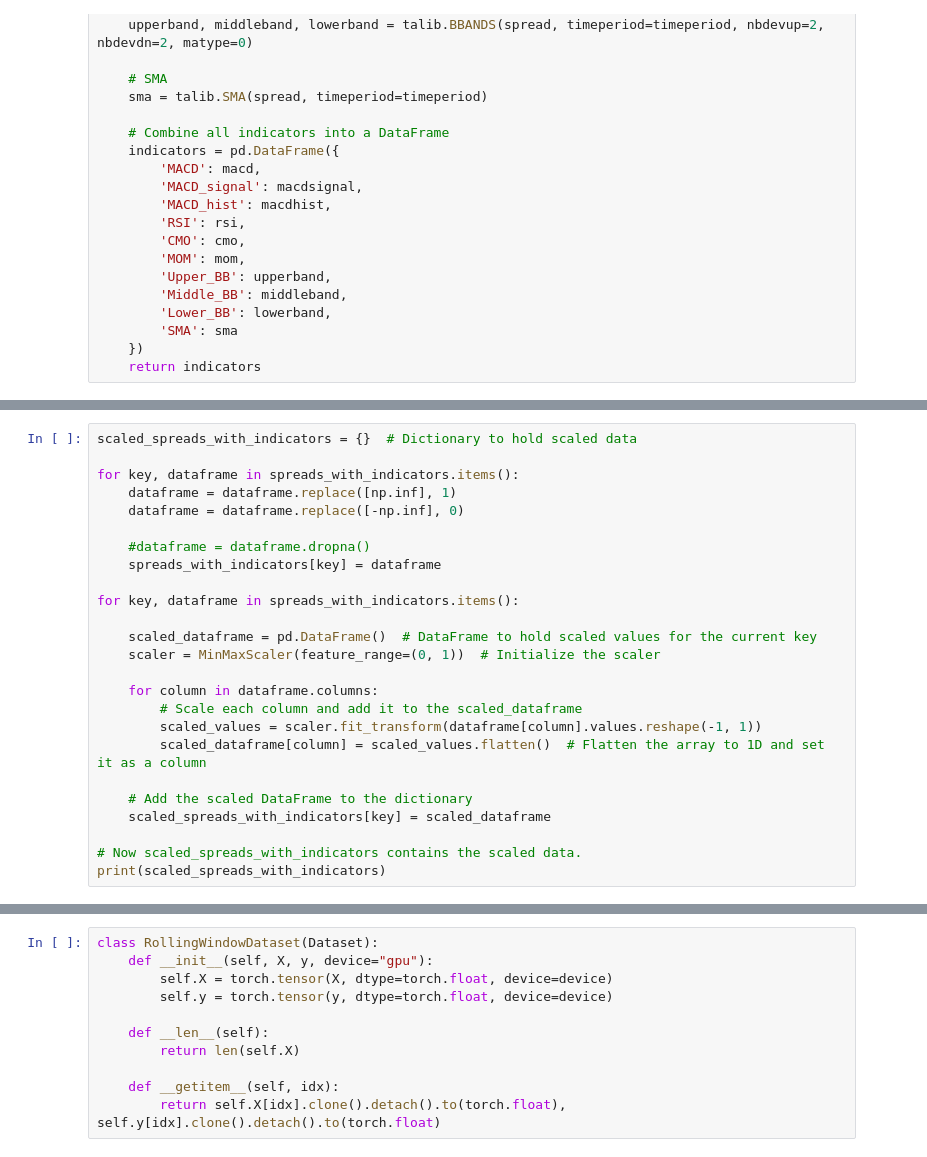
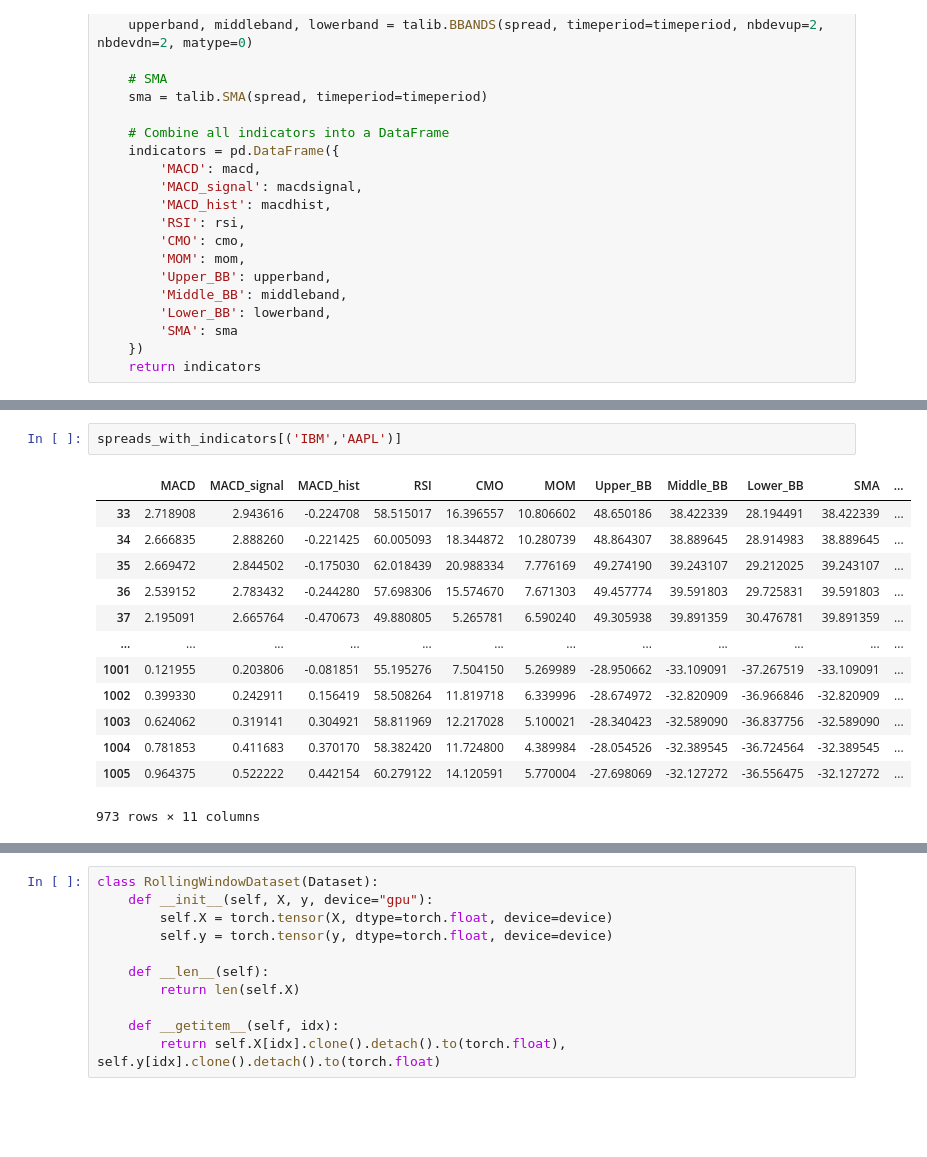
Before and after one commit to Ardaerd/Statistical-Arbitrage, a Jupyter notebook: spread_forecasting.ipynb, the cells around one changed output, grey strips where cells are left out. Saved outputs shown, nothing was run; the diff lists cells and outputs as text; blank space fills up the shorter version.

```diff
--- a/spread_forecasting.ipynb
+++ b/spread_forecasting.ipynb
@@ -146,25 +154,0 @@ spreads_with_indicators[('SWKS','QRVO')].head()
-# %%
-scaled_spreads_with_indicators = {}  # Dictionary to hold scaled data
-
-for key, dataframe in spreads_with_indicators.items():
-    dataframe = dataframe.replace([np.inf], 1)
-    dataframe = dataframe.replace([-np.inf], 0)
-
-    #dataframe = dataframe.dropna()
-    spreads_with_indicators[key] = dataframe
-
-for key, dataframe in spreads_with_indicators.items():
-
-    scaled_dataframe = pd.DataFrame()  # DataFrame to hold scaled values for the current key
-    scaler = MinMaxScaler(feature_range=(0, 1))  # Initialize the scaler
-
-    for column in dataframe.columns:
-        # Scale each column and add it to the scaled_dataframe
-        scaled_values = scaler.fit_transform(dataframe[column].values.reshape(-1, 1))
-        scaled_dataframe[column] = scaled_values.flatten()  # Flatten the array to 1D and set it as a column
-
-    # Add the scaled DataFrame to the dictionary
-    scaled_spreads_with_indicators[key] = scaled_dataframe
-
-# Now scaled_spreads_with_indicators contains the scaled data.
-print(scaled_spreads_with_indicators)
@@ -188,0 +170,16 @@ print(scaled_spreads_with_indicators)
+# %%
+spreads_with_indicators[('IBM','AAPL')]
+# %% [output]
+|  | MACD | MACD_signal | MACD_hist | RSI | CMO | MOM | Upper_BB | Middle_BB | Lower_BB | SMA | ... |
+| 33 | 2.718908 | 2.943616 | -0.224708 | 58.515017 | 16.396557 | 10.806602 | 48.650186 | 38.422339 | 28.194491 | 38.422339 | ... |
+| 34 | 2.666835 | 2.888260 | -0.221425 | 60.005093 | 18.344872 | 10.280739 | 48.864307 | 38.889645 | 28.914983 | 38.889645 | ... |
+| 35 | 2.669472 | 2.844502 | -0.175030 | 62.018439 | 20.988334 | 7.776169 | 49.274190 | 39.243107 | 29.212025 | 39.243107 | ... |
+| 36 | 2.539152 | 2.783432 | -0.244280 | 57.698306 | 15.574670 | 7.671303 | 49.457774 | 39.591803 | 29.725831 | 39.591803 | ... |
+| 37 | 2.195091 | 2.665764 | -0.470673 | 49.880805 | 5.265781 | 6.590240 | 49.305938 | 39.891359 | 30.476781 | 39.891359 | ... |
+| ... | ... | ... | ... | ... | ... | ... | ... | ... | ... | ... | ... |
+| 1001 | 0.121955 | 0.203806 | -0.081851 | 55.195276 | 7.504150 | 5.269989 | -28.950662 | -33.109091 | -37.267519 | -33.109091 | ... |
+| 1002 | 0.399330 | 0.242911 | 0.156419 | 58.508264 | 11.819718 | 6.339996 | -28.674972 | -32.820909 | -36.966846 | -32.820909 | ... |
+| 1003 | 0.624062 | 0.319141 | 0.304921 | 58.811969 | 12.217028 | 5.100021 | -28.340423 | -32.589090 | -36.837756 | -32.589090 | ... |
+| 1004 | 0.781853 | 0.411683 | 0.370170 | 58.382420 | 11.724800 | 4.389984 | -28.054526 | -32.389545 | -36.724564 | -32.389545 | ... |
+| 1005 | 0.964375 | 0.522222 | 0.442154 | 60.279122 | 14.120591 | 5.770004 | -27.698069 | -32.127272 | -36.556475 | -32.127272 | ... |
+973 rows × 11 columns
```
Also changed, not shown: parts of 36 cells of this notebook, 4 other files.
